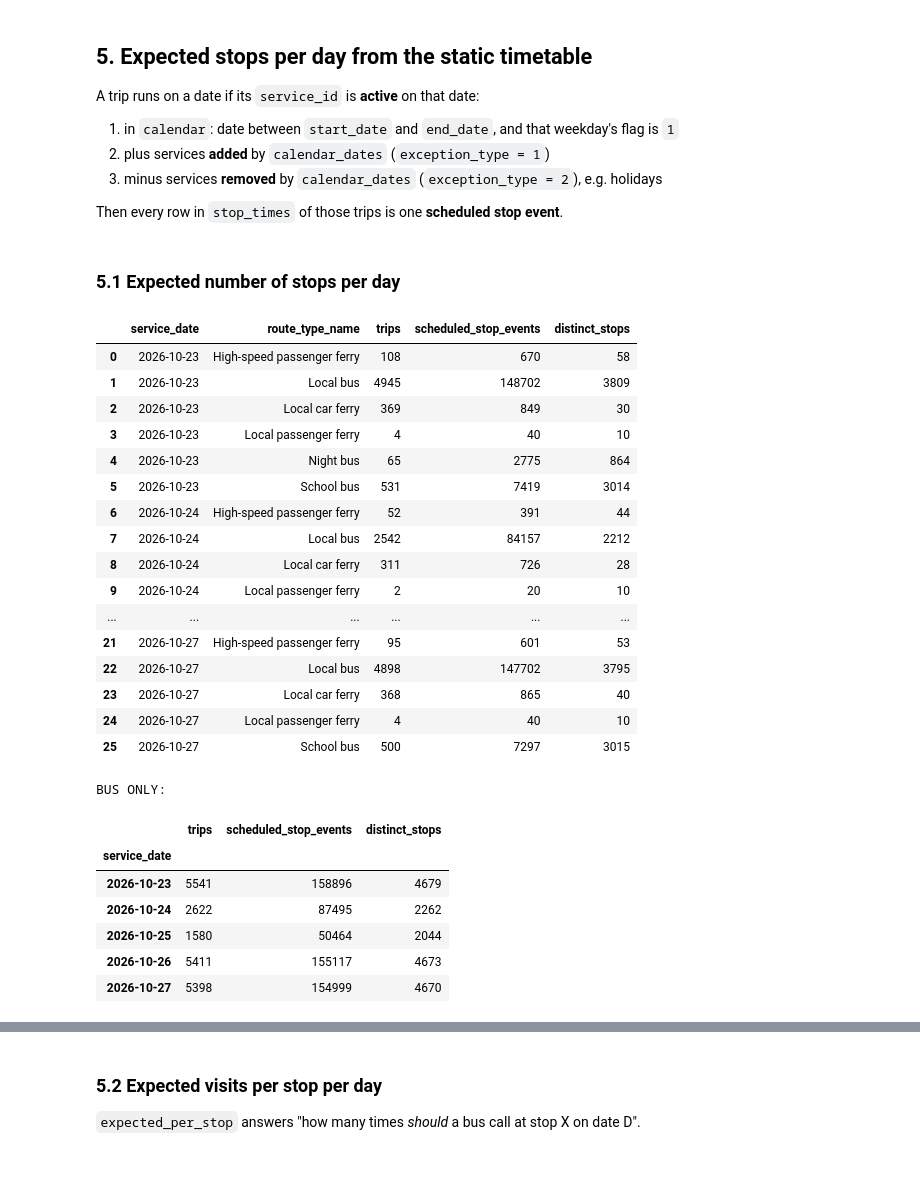
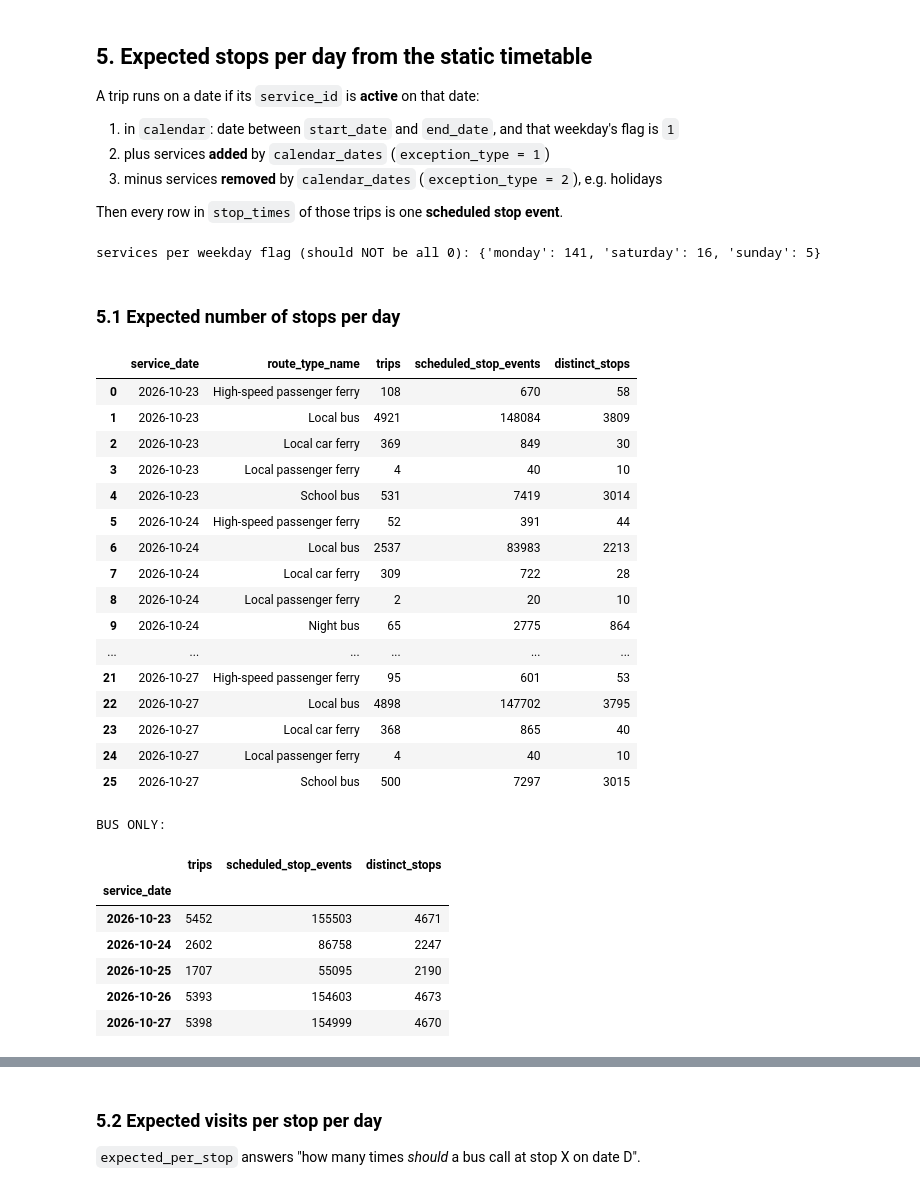
Before and after one commit to syedsakib452/Entur-Buspulse, a Jupyter notebook: tables/parquet_2026-10-24/analyzing_parquet_files_v2.ipynb, the cells around one changed output, grey strips where cells are left out. Saved outputs shown, nothing was run; the diff lists cells and outputs as text; code cells hidden in the pictures.

```diff
--- a/tables/parquet_2026-10-24/analyzing_parquet_files_v2.ipynb
+++ b/tables/parquet_2026-10-24/analyzing_parquet_files_v2.ipynb
@@ -413,3 +523,11 @@ aimed_arrival             4.3
 prediction_inaccurate
 None     9494374
 False     495561
+# %%
+print("Share of nulls per column (%):")
+print((et_buses.isna().mean() * 100).round(1).sort_values(ascending=False).to_string())
+
+for c in ["vehicle_mode", "call_type", "arrival_status", "departure_status",
+          "monitored", "journey_cancelled", "call_cancelled", "prediction_inaccurate"]:
+    print(f"\n--- {c} ---")
+    print(et_buses[c].value_counts(dropna=False).to_string())
@@ -429,8 +565,12 @@ Then every row in `stop_times` of those trips is one **scheduled stop event**.
 BUS_ROUTE_TYPES = {"3"} | {str(x) for x in range(700, 800)}     # 7xx = bus family in extended GTFS
 routes["is_bus"] = routes["route_type"].isin(BUS_ROUTE_TYPES)
 
+# Re-read the raw table every time so this cell is safe to re-run
+# (converting the "1"/"0" strings twice would turn every flag into False).
+calendar = pd.read_parquet(pq_path("gtfs_calendar"))
 for c in ["monday", "tuesday", "wednesday", "thursday", "friday", "saturday", "sunday"]:
     calendar[c] = calendar[c].astype(str).str.strip().eq("1")
+print("services per weekday flag (should NOT be all 0):", calendar[["monday", "saturday", "sunday"]].sum().to_dict())
 
 
 def active_service_ids(service_date):
@@ -471,32 +611,46 @@ def expected_events(service_date):
     ev["sched_arrival"] = gtfs_time_to_ts(service_date, ev["arrival_time"])
     ev["sched_departure"] = gtfs_time_to_ts(service_date, ev["departure_time"])
     return ev
+# %% [output]
+services per weekday flag (should NOT be all 0): {'monday': 141, 'saturday': 16, 'sunday': 5}
 # %% [markdown]
 ### 5.1 Expected number of stops per day
 # %%
 et_dates = sorted(et_raw["data_frame_ref"].dropna().unique()) if ET_DATES is None else ET_DATES
-expected = pd.concat([expected_events(d) for d in et_dates], ignore_index=True)
+# GTFS counts a trip that starts after midnight (e.g. "24:30:00") under the PREVIOUS service day,
+# but the real-time feed labels it with the clock date of its start. So build the day before too,
+# then label every trip with the date of its first departure ("feed date").
+service_days = sorted({d for x in et_dates for d in (pd.Timestamp(x) - pd.Timedelta(days=1), pd.Timestamp(x))})
+expected = pd.concat([expected_events(d) for d in service_days], ignore_index=True)
+
+first_dep = st_all.groupby("trip_id")["departure_time"].first()          # st_all is sorted by stop_sequence
+day_shift = (pd.to_numeric(first_dep.str[:2], errors="coerce").fillna(0).astype(int) // 24)
+expected["feed_date"] = (pd.to_datetime(expected["service_date"])
+                         + pd.to_timedelta(expected["trip_id"].map(day_shift), unit="D")).dt.strftime("%Y-%m-%d")
+expected = expected[expected["feed_date"].isin(et_dates)].copy()
+expected["gtfs_service_date"] = expected["service_date"]
+expected["service_date"] = expected["feed_date"]       # everything downstream now uses the feed's date label
 
 summary = (expected.groupby(["service_date", "route_type_name"])
                    .agg(trips=("trip_id", "nunique"), scheduled_stop_events=("stop_id", "size"), distinct_stops=("stop_id", "nunique"))
                    .reset_index())
 display(summary)
 
 print("BUS ONLY:")
 display(expected[expected["is_bus"]].groupby("service_date")
         .agg(trips=("trip_id", "nunique"), scheduled_stop_events=("stop_id", "size"), distinct_stops=("stop_id", "nunique")))
 # %% [output]
 |  | service_date | route_type_name | trips | scheduled_stop_events | distinct_stops |
 | 0 | 2026-10-23 | High-speed passenger ferry | 108 | 670 | 58 |
-| 1 | 2026-10-23 | Local bus | 4945 | 148702 | 3809 |
+| 1 | 2026-10-23 | Local bus | 4921 | 148084 | 3809 |
 | 2 | 2026-10-23 | Local car ferry | 369 | 849 | 30 |
 | 3 | 2026-10-23 | Local passenger ferry | 4 | 40 | 10 |
-| 4 | 2026-10-23 | Night bus | 65 | 2775 | 864 |
-| 5 | 2026-10-23 | School bus | 531 | 7419 | 3014 |
-| 6 | 2026-10-24 | High-speed passenger ferry | 52 | 391 | 44 |
-| 7 | 2026-10-24 | Local bus | 2542 | 84157 | 2212 |
-| 8 | 2026-10-24 | Local car ferry | 311 | 726 | 28 |
-| 9 | 2026-10-24 | Local passenger ferry | 2 | 20 | 10 |
+| 4 | 2026-10-23 | School bus | 531 | 7419 | 3014 |
+| 5 | 2026-10-24 | High-speed passenger ferry | 52 | 391 | 44 |
+| 6 | 2026-10-24 | Local bus | 2537 | 83983 | 2213 |
+| 7 | 2026-10-24 | Local car ferry | 309 | 722 | 28 |
+| 8 | 2026-10-24 | Local passenger ferry | 2 | 20 | 10 |
+| 9 | 2026-10-24 | Night bus | 65 | 2775 | 864 |
 | ... | ... | ... | ... | ... | ... |
 | 21 | 2026-10-27 | High-speed passenger ferry | 95 | 601 | 53 |
 | 22 | 2026-10-27 | Local bus | 4898 | 147702 | 3795 |
@@ -506,8 +660,8 @@ display(expected[expected["is_bus"]].groupby("service_date")
 BUS ONLY:
 |  | trips | scheduled_stop_events | distinct_stops |
 | service_date |  |  |  |
-| 2026-10-23 | 5541 | 158896 | 4679 |
-| 2026-10-24 | 2622 | 87495 | 2262 |
-| 2026-10-25 | 1580 | 50464 | 2044 |
-| 2026-10-26 | 5411 | 155117 | 4673 |
+| 2026-10-23 | 5452 | 155503 | 4671 |
+| 2026-10-24 | 2602 | 86758 | 2247 |
+| 2026-10-25 | 1707 | 55095 | 2190 |
+| 2026-10-26 | 5393 | 154603 | 4673 |
 | 2026-10-27 | 5398 | 154999 | 4670 |
```
Also changed, not shown: parts of 18 cells of this notebook, 2 other files.
